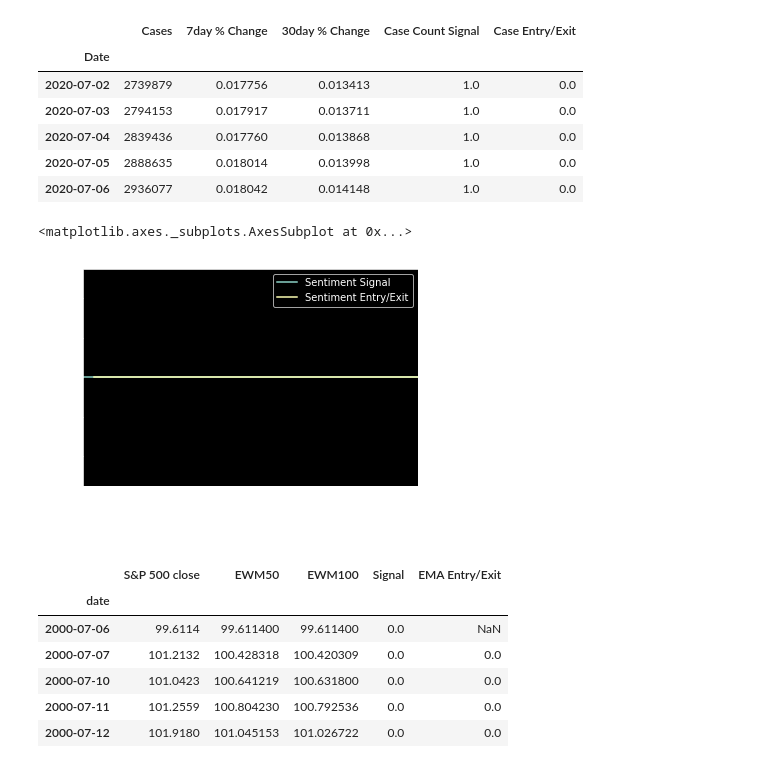
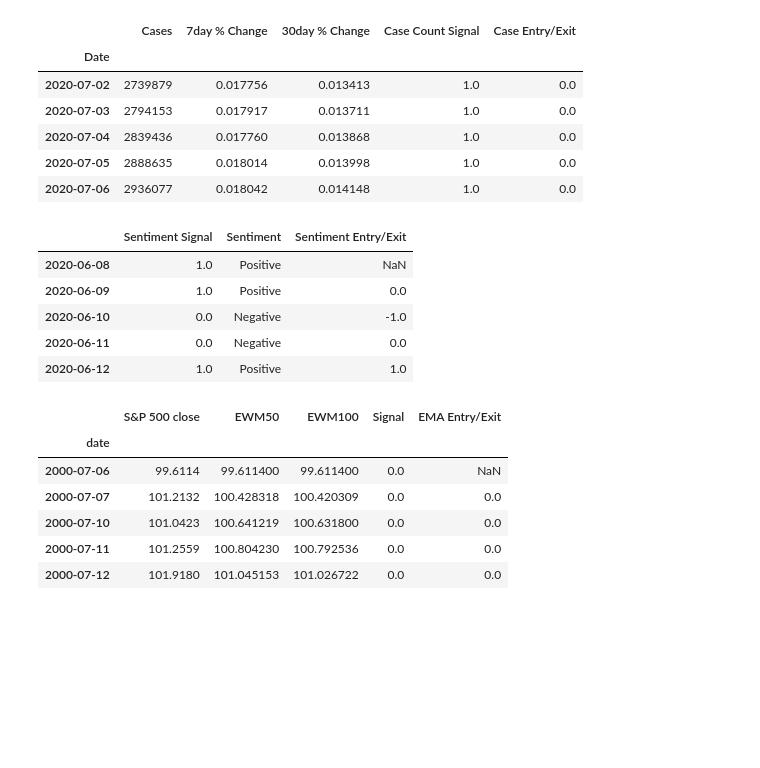
Before and after one commit to awanzek/FinTech_Project2, a Jupyter notebook: dashboard.ipynb, the cells around one changed output. Cells and saved outputs as stored; diff of their text form; code cells hidden in the pictures; blank space fills up the shorter version.

```diff
--- a/dashboard.ipynb
+++ b/dashboard.ipynb
@@ -246,10 +246,15 @@ case_count_signals_df.tail()
 # %%
 sentiment_signal_df=covid_sentiment(newsapi)
 sentiment_signal_df.index = pd.to_datetime(sentiment_signal_df.index)
-sentiment_signal_df.plot()
+sentiment_signal_plot= sentiment_signal_df.hvplot(title = 'COVID 19 Sentiment Signals')
+sentiment_signal_df.head()
 # %% [output]
-<matplotlib.axes._subplots.AxesSubplot at 0x...>
-[figure, removed]
+|  | Sentiment Signal | Sentiment | Sentiment Entry/Exit |
+| 2020-06-08 | 1.0 | Positive | NaN |
+| 2020-06-09 | 1.0 | Positive | 0.0 |
+| 2020-06-10 | 0.0 | Negative | -1.0 |
+| 2020-06-11 | 0.0 | Negative | 0.0 |
+| 2020-06-12 | 1.0 | Positive | 1.0 |
 # %%
 EMA_signal_df=get_EMA(all_returns_df)
 EMA_signal_df.head()
```
Also changed, not shown: parts of 9 cells of this notebook.
